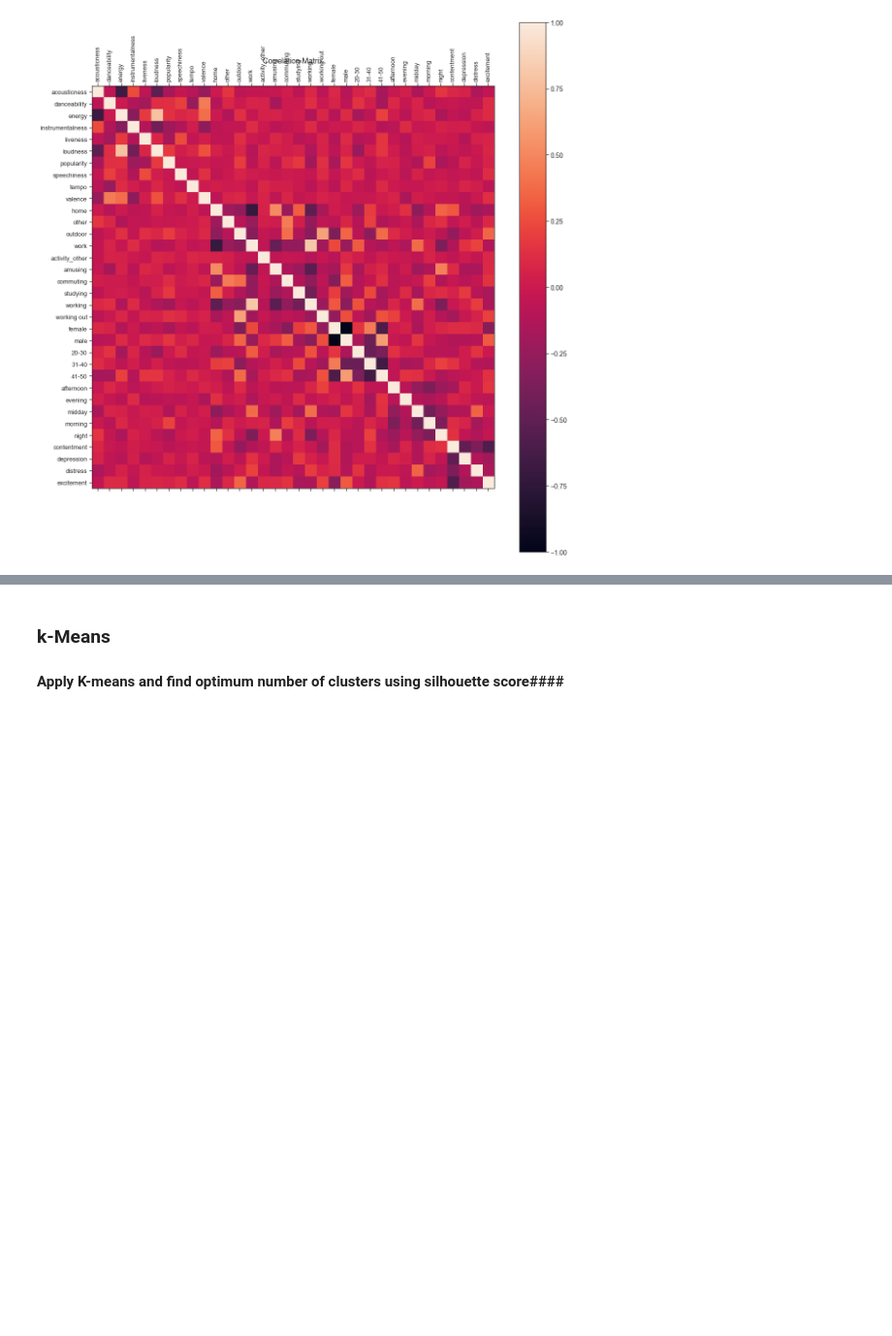
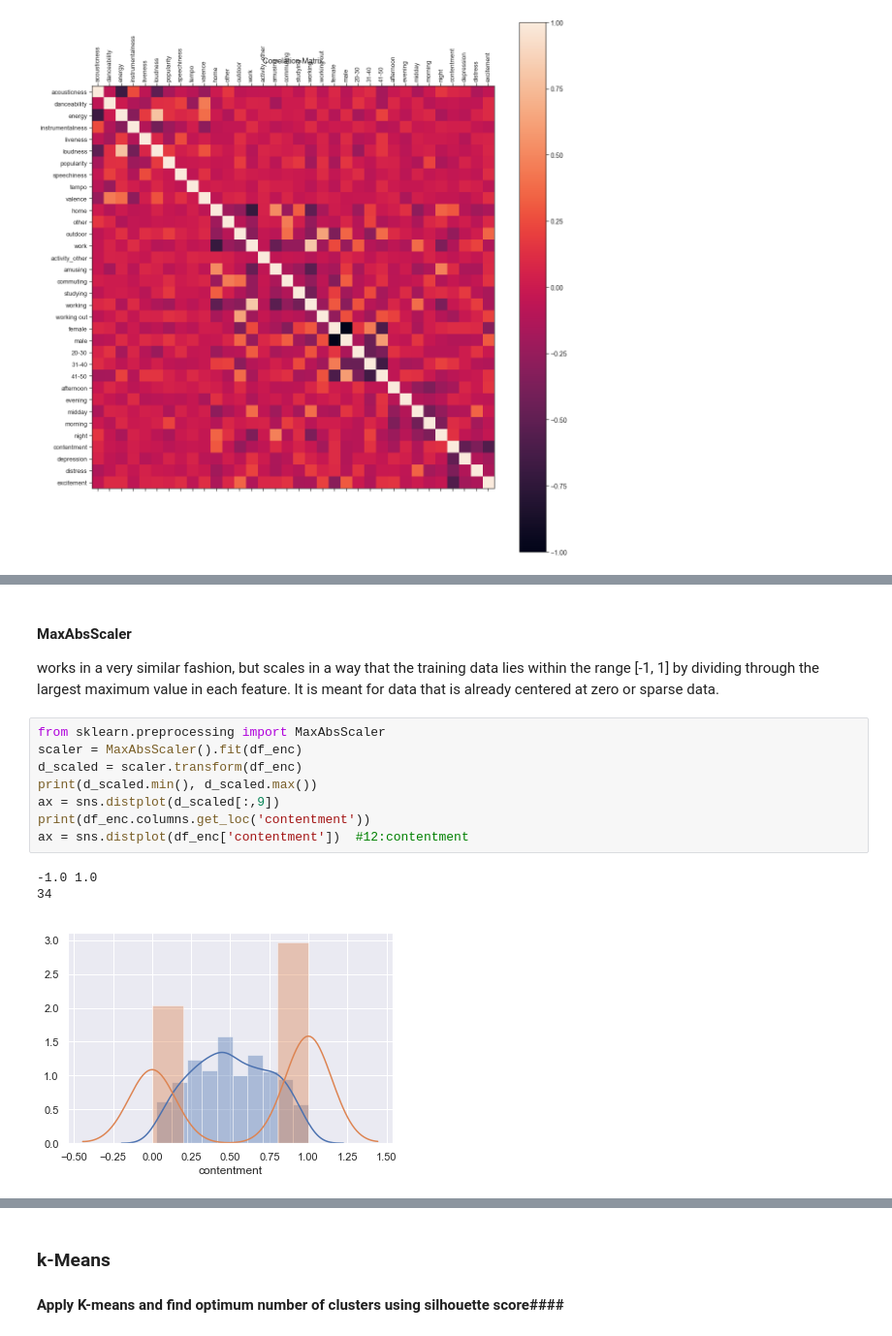
Before and after one commit to epistimi4/emotion_based_music_recomendation, a Jupyter notebook: correlations/Clustering with t-Stochastic Neighboring Embeddings for Music.ipynb, the cells around one changed output, grey strips where cells are left out. Shown at 97% size. Saved outputs shown, nothing was run; the diff lists cells and outputs as text; blank space fills up the shorter version.

```diff
--- a/correlations/Clustering with t-Stochastic Neighboring Embeddings for Music.ipynb
+++ b/correlations/Clustering with t-Stochastic Neighboring Embeddings for Music.ipynb
@@ -317,0 +341,15 @@ print(d_scaled.min(), d_scaled.max())
+# %% [markdown]
+#### MaxAbsScaler ####
+works in a very similar fashion, but scales in a way that the training data lies within the range [-1, 1] by dividing through the largest maximum value in each feature. It is meant for data that is already centered at zero or sparse data.
+# %%
+from sklearn.preprocessing import MaxAbsScaler
+scaler = MaxAbsScaler().fit(df_enc)
+d_scaled = scaler.transform(df_enc)
+print(d_scaled.min(), d_scaled.max())
+ax = sns.distplot(d_scaled[:,9])
+print(df_enc.columns.get_loc('contentment'))
+ax = sns.distplot(df_enc['contentment'])  #12:contentment
+# %% [output]
+-1.0 1.0
+34
+[figure, added]
```
Also changed, not shown: parts of 9 cells of this notebook, 1 other file.
